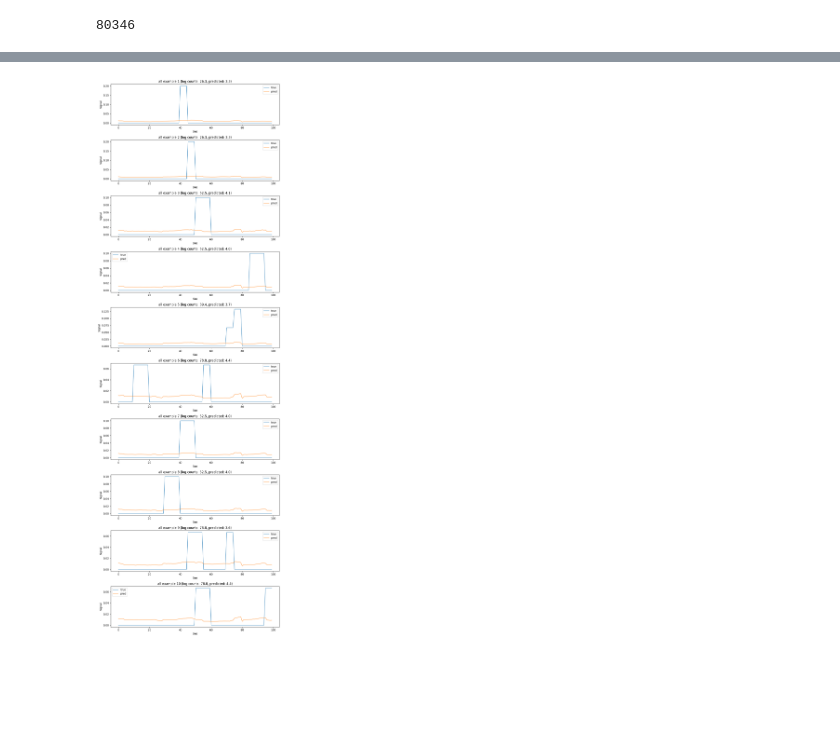
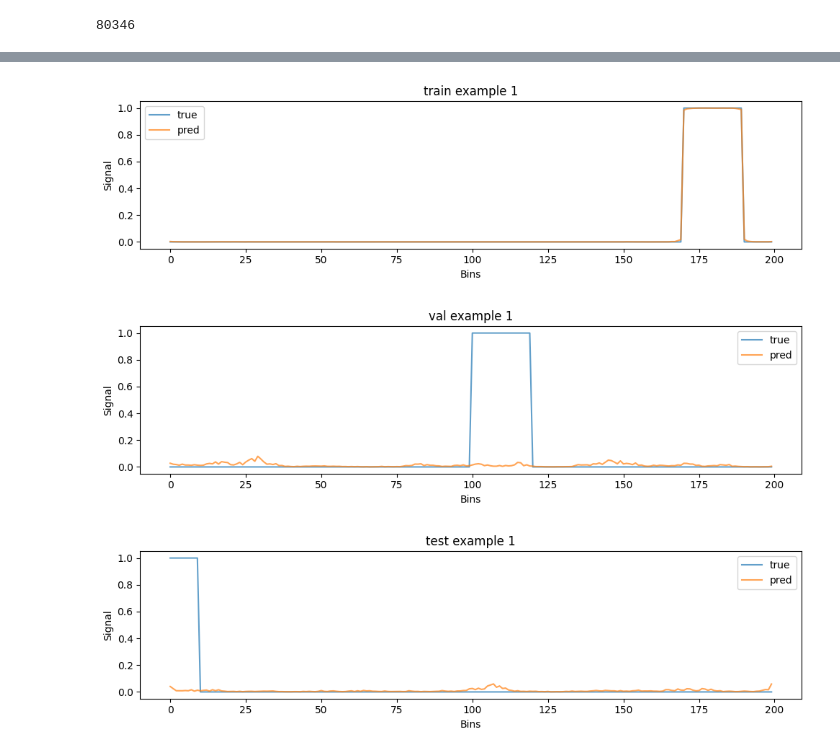
Before and after one commit to alw399/FACT, a Jupyter notebook: notebooks/train_seqk4.ipynb, the cells around one changed output, grey strips where cells are left out. Drawn from its saved outputs; the diff is of its cells as text; code cells hidden in the pictures; blank space fills up the shorter version.

```diff
--- a/notebooks/train_seqk4.ipynb
+++ b/notebooks/train_seqk4.ipynb
@@ -101,7 +78,7 @@ output_model_path = Path(f'../models/seqk4_bpnet_{date}.pt')
 
 save_model(model, output_model_path)
 # %%
-model_path = '../models/seqk4_bpnet_20260128_23.pt'
+model_path = '../models_v2/seqk4_bpnet_20260128_23.pt'
 model = load_model(model_path, device=device)
 # %%
 from torch.utils.data import DataLoader
@@ -117,11 +92,13 @@ x, x_add, y_true, y_count = next(iter(loader))
 # %%
 %matplotlib inline
 
 visualize_split_predictions(
     model,
     device='cpu',
-    n_examples_per_split=10,
-    loader=loader
+    n_examples_per_split=1,
+    # loader=loader
 )
 # %% [output]
-[figure, old version]
+[figure, new version]
+[figure, added]
+[figure, added]
```
Also changed, not shown: parts of 8 cells of this notebook, 8 other files.
